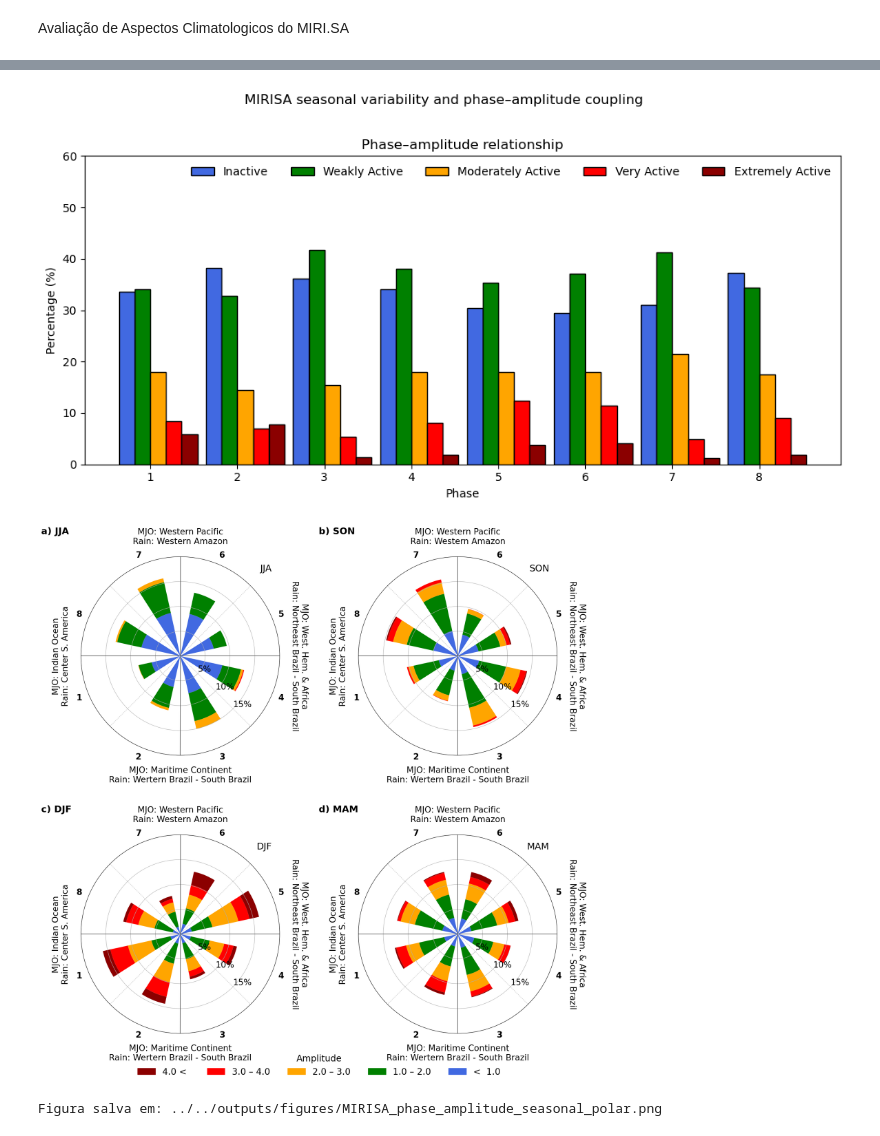
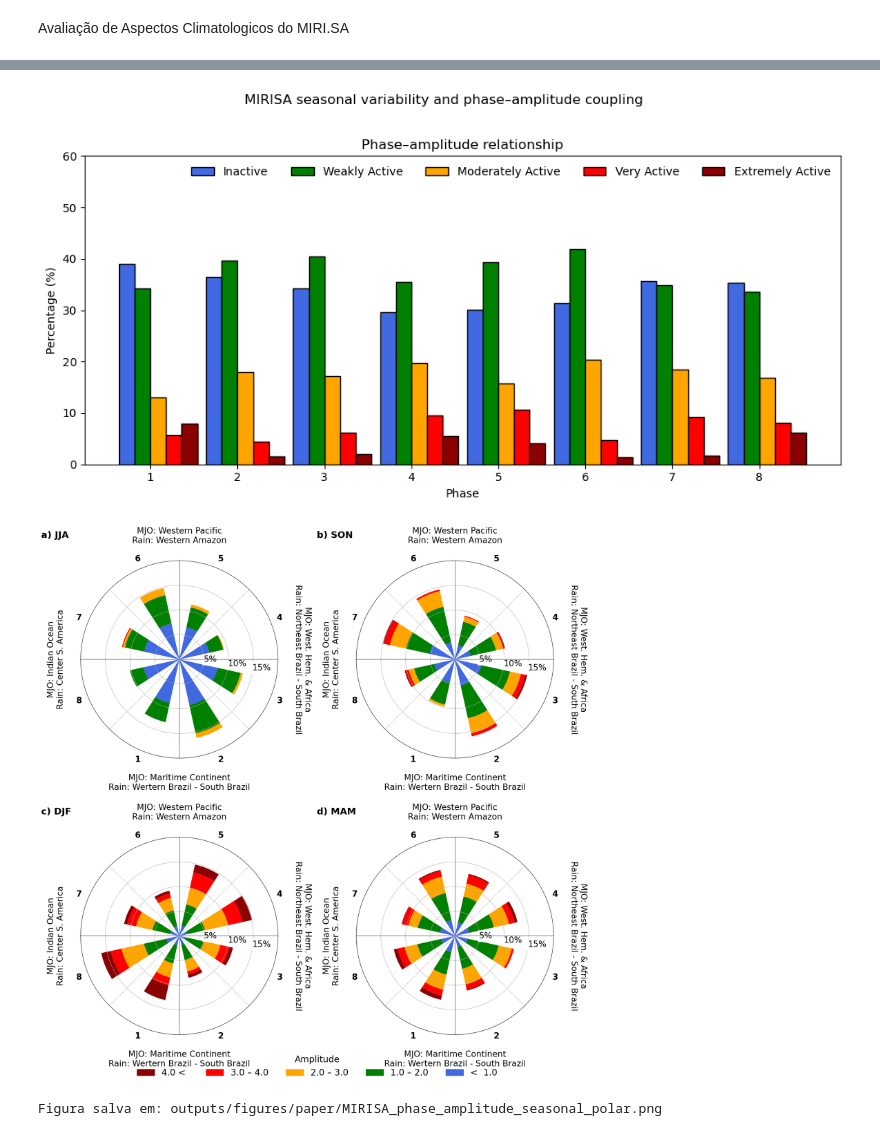
Before and after one commit to netebarreto/MIRISA, a Jupyter notebook: INDEX_MIRISA/scripts/analysis/AA03-Aspectos_Climatologicos_MIRISA.ipynb, the cells around one changed output, grey strips where cells are left out. Drawn from its saved outputs; the diff is of its cells as text; code cells hidden in the pictures.

Commit message:
Incorpora atualizacoes locais do MIRISA

```diff
--- a/INDEX_MIRISA/scripts/analysis/AA03-Aspectos_Climatologicos_MIRISA.ipynb
+++ b/INDEX_MIRISA/scripts/analysis/AA03-Aspectos_Climatologicos_MIRISA.ipynb
@@ -222,11 +224,11 @@ import matplotlib.pyplot as plt
 # CONFIG
 # =========================
 #input_file ="outputs/tables/MIRISA_CLIM_19910401_20210331_CREATE_20260314.txt"
-output_figure = "../../outputs/figures/MIRISA_seasonal_phase_amplitude.png"
+output_figure = "outputs/figures/paper/MIRISA_seasonal_phase_amplitude.png"
 
 #output_figure = "../../outputs/figures/MIRISA_amplitude_climatology_19910301_20210228.png"
 
-input_file = "../../outputs/tables/MIRISA_CLIM_19910301_20210228_CREATE_20261007.txt"
+input_file = "outputs/tables/mirisa_clim_19910101.20201231_CREATE_20261015.txt"
 
 start_date = "1991-04-01"
 end_date   = "2021-03-31"
@@ -354,7 +356,7 @@ fig.tight_layout()
 fig.savefig(output_figure, dpi=300, bbox_inches="tight")
 plt.show()
 # %% [output]
-[figure, old version]
+[figure, new version]
 # %%
 import pandas as pd
 import numpy as np
@@ -364,14 +366,14 @@ import matplotlib.pyplot as plt
 # CONFIG
 # =========================================
 #input_file = "outputs/tables/MIRISA_CLIM_19910401_20210331_CREATE_20260314.txt"   # troque pelo nome real
-output_figure = "../../outputs/figures/MIRISA_phase_amplitude_seasonal_polar.png"
+output_figure = "outputs/figures/paper/MIRISA_phase_amplitude_seasonal_polar.png"
 
 #output_figure = "../../outputs/figures/MIRISA_amplitude_climatology_19910301_20210228.png"
 
-input_file = "../../outputs/tables/MIRISA_CLIM_19910301_20210228_CREATE_20261007.txt"
+input_file = "outputs/tables/mirisa_clim_19910101.20201231_CREATE_20261015.txt"
 
 start_date = "1991-03-01"
-end_date   = "2021-02-28"
+end_date   = "2020-02-28"
 
 # Classes de amplitude
 amp_classes = [
@@ -482,10 +484,10 @@ def plot_polar_panel(ax, season, panel_label,fs):
     width = 2 * np.pi / nphases * 0.45
 
     # coloca fase 1 no quadrante inferior esquerdo, aproximando o estilo do paper
-    ax.set_theta_offset((5 * np.pi / 4)-np.pi/2)
+    ax.set_theta_offset((5 * np.pi / 4)-np.pi/4)
     ax.set_theta_direction(1)
 
-    # barras empilhadas radialmente
+    #barras empilhadas radialmente
     bottom = np.zeros(nphases)
     for cls in class_order:
         vals = data[cls].values
@@ -501,19 +503,28 @@ def plot_polar_panel(ax, season, panel_label,fs):
         )
         bottom += vals
 
+
     # grades radiais
     ax.set_ylim(0, 20)
     ax.set_yticks([5, 10, 15])
     ax.set_yticklabels(["5%", "10%", "15%"], fontsize=fs)
-    ax.set_rlabel_position(180)
+    for label in ax.get_yticklabels():
+        label.set_bbox(dict(
+            facecolor='white',     # Cor do fundo
+            alpha=1,             # Transparência (0 = invisível, 1 = opaco)
+            edgecolor='none',      # Remove a borda do quadrado
+            boxstyle='round,pad=0.2' # Cantos arredondados e margem interna
+        ))
+
+    ax.set_rlabel_position(170)
 
     # remove labels automáticos do theta
     ax.set_xticks([])
 
     # linhas divisórias das 8 fases
     for ang in np.linspace(0, 2*np.pi, 4, endpoint=False):
-        ax.plot([ang, ang], [0, 20], color="0.65", lw=1,linestyle="dotted")
-        ax.plot([(ang+np.pi/4), (ang+np.pi/4)], [0, 20], color="0.25", lw=1.1,linestyle="-")
+        ax.plot([ang, ang], [0, 20], color="0.25", lw=1,linestyle="-")
+        ax.plot([(ang+np.pi/4), (ang+np.pi/4)], [0, 20], color="0.75", lw=1.1,linestyle="--")
         # ax.set_theta_offset((5 * np.pi / 4))
         # ax.set_theta_direction(1)
 
@@ -555,8 +566,8 @@ def plot_polar_panel(ax, season, panel_label,fs):
 
 
         ax.text(
-            ang,
-            24.0,
+            ang-np.pi/4,
+            25.0,
             txt,
             ha="center",
             va="center",
@@ -566,14 +577,6 @@ def plot_polar_panel(ax, season, panel_label,fs):
             #bbox=dict(boxstyle="square,pad=0.15", fc="white", ec="0.7", lw=0.8)
         )
 
-    # título da estação
-    ax.text(
-        0.96, 0.94, season,
-        transform=ax.transAxes,
-        ha="right", va="center",
-        fontsize=1.1*fs
-    )
-
     # # rótulo do painel
     ax.text(
         -0.2, 1.15, panel_label,
@@ -582,6 +585,7 @@ def plot_polar_panel(ax, season, panel_label,fs):
         fontsize=1.1*fs,
         fontweight="bold"
     )
+
 
 # =========================================
 # FIGURA
@@ -611,32 +615,32 @@ handles = [
     plt.Rectangle((0, 0), 1.2, 1.2, color=class_colors[c])
     for c in reversed(class_order)
 ]
 labels = [
     "4.0 < ",
     "3.0 – 4.0",
     "2.0 – 3.0",
     "1.0 – 2.0",
     "<  1.0"
 ]
 
 fig.legend(
     handles,
     labels,
     title="Amplitude",
     loc="lower center",
     bbox_to_anchor=(0.5, 0.07),
     ncol=5,   # importante!
     frameon=False,
     fontsize=20,
     title_fontsize=20
 )
 
 #fig.suptitle("MIRISA amplitude", fontsize=25, y=0.95)
 # plt.tight_layout(rect=[0.15, 0.15, 0.95, 0.95])
 plt.savefig(output_figure, dpi=300, bbox_inches="tight")
 plt.show()
 
 print(f"Figura salva em: {output_figure}")
 # %% [output]
-[figure, old version]
+[figure, new version]
-Figura salva em: ../../outputs/figures/MIRISA_phase_amplitude_seasonal_polar.png
+Figura salva em: outputs/figures/paper/MIRISA_phase_amplitude_seasonal_polar.png
```
Also changed, not shown: parts of 11 cells of this notebook, 16 other files.
